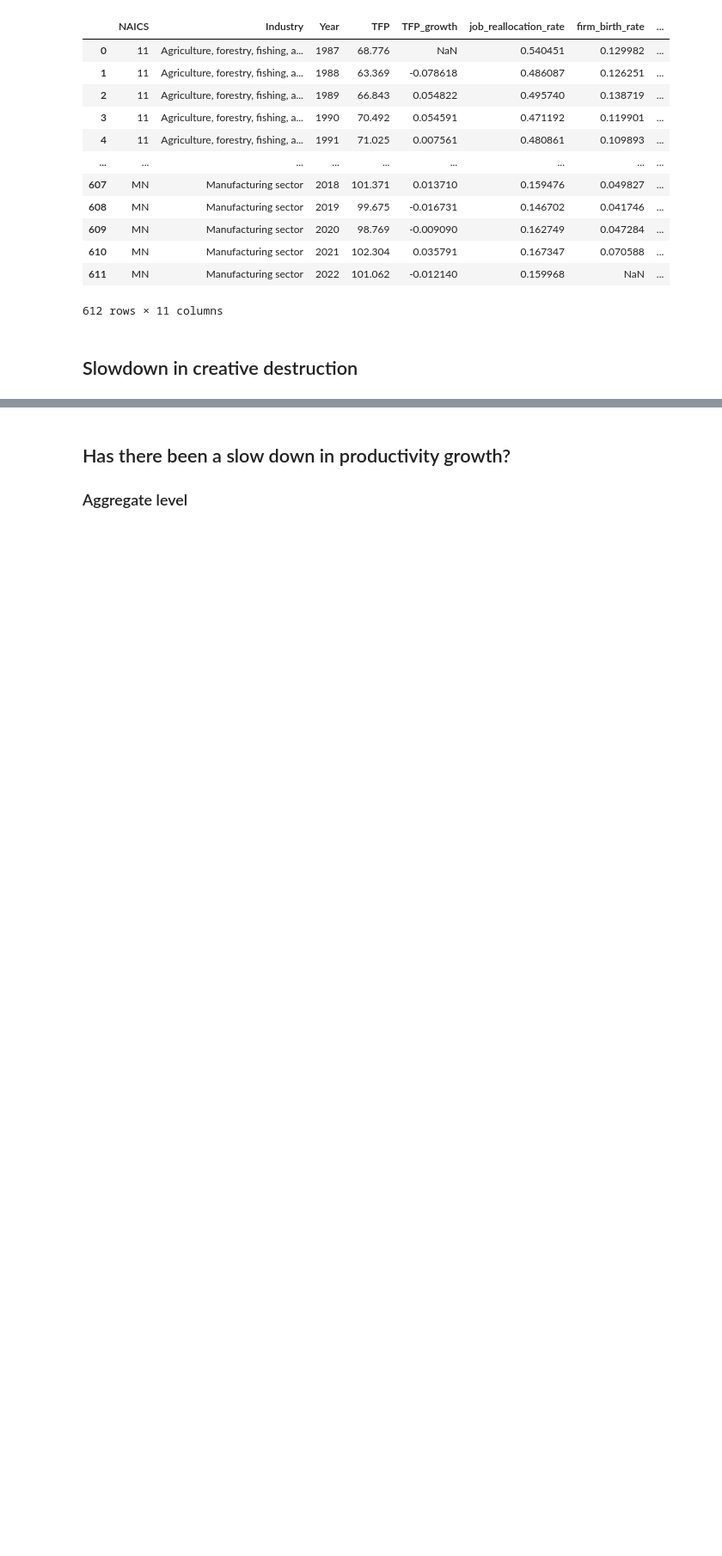
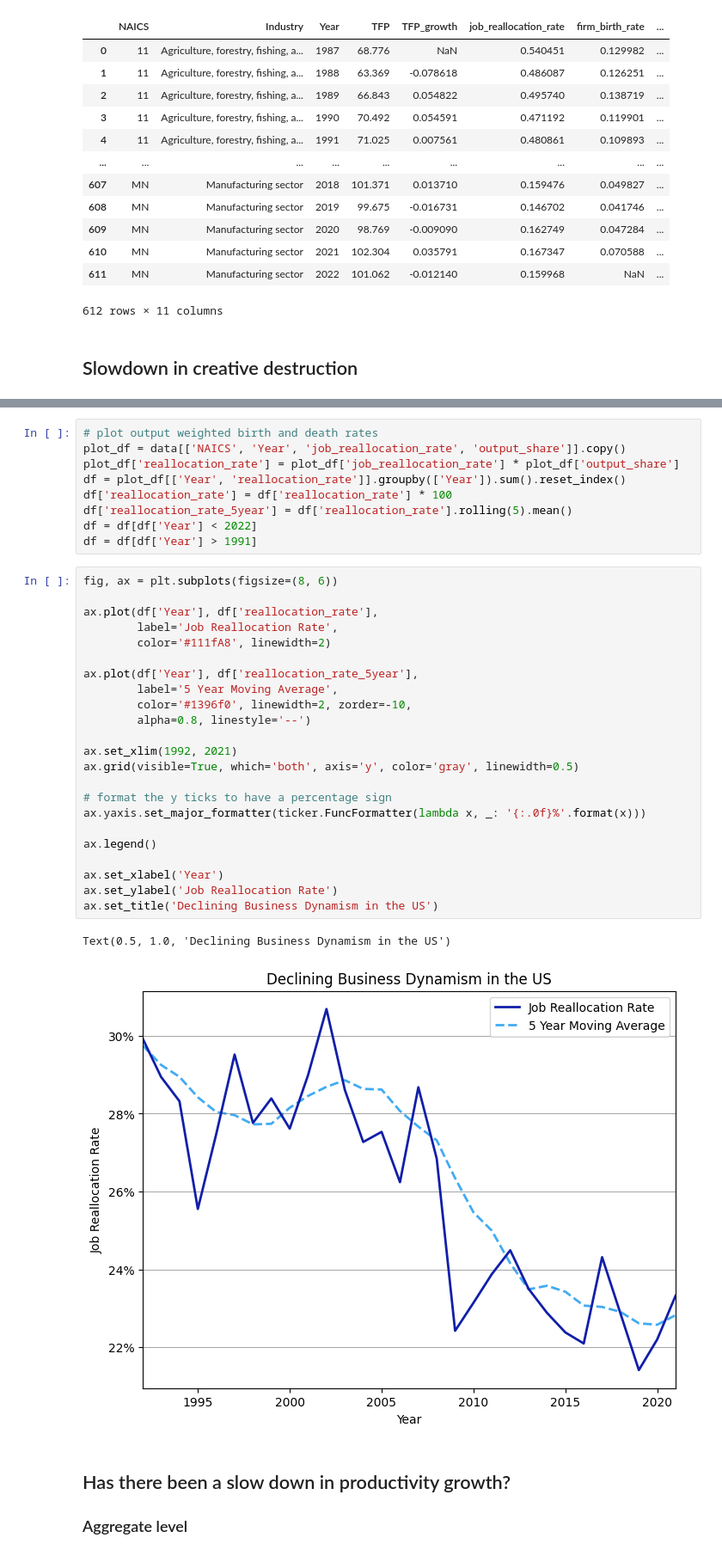
Before and after one commit to ollie-gregory/dynamism_and_productivity_growth, a Jupyter notebook: notebooks/analysis.ipynb, the cells around one changed output, grey strips where cells are left out. Shown at 86% size. Cells and saved outputs as stored; diff of their text form; blank space fills up the shorter version.

```diff
--- a/notebooks/analysis.ipynb
+++ b/notebooks/analysis.ipynb
@@ -39,3 +60,38 @@ data
+# %%
+# plot output weighted birth and death rates
+plot_df = data[['NAICS', 'Year', 'job_reallocation_rate', 'output_share']].copy()
+plot_df['reallocation_rate'] = plot_df['job_reallocation_rate'] * plot_df['output_share']
+df = plot_df[['Year', 'reallocation_rate']].groupby(['Year']).sum().reset_index()
+df['reallocation_rate'] = df['reallocation_rate'] * 100
+df['reallocation_rate_5year'] = df['reallocation_rate'].rolling(5).mean()
+df = df[df['Year'] < 2022]
+df = df[df['Year'] > 1991]
+# %%
+fig, ax = plt.subplots(figsize=(8, 6))
+
+ax.plot(df['Year'], df['reallocation_rate'],
+        label='Job Reallocation Rate',
+        color='#111fA8', linewidth=2)
+
+ax.plot(df['Year'], df['reallocation_rate_5year'],
+        label='5 Year Moving Average',
+        color='#1396f0', linewidth=2, zorder=-10,
+        alpha=0.8, linestyle='--')
+
+ax.set_xlim(1992, 2021)
+ax.grid(visible=True, which='both', axis='y', color='gray', linewidth=0.5)
+
+# format the y ticks to have a percentage sign
+ax.yaxis.set_major_formatter(ticker.FuncFormatter(lambda x, _: '{:.0f}%'.format(x)))
+
+ax.legend()
+
+ax.set_xlabel('Year')
+ax.set_ylabel('Job Reallocation Rate')
+ax.set_title('Declining Business Dynamism in the US')
+# %% [output]
+Text(0.5, 1.0, 'Declining Business Dynamism in the US')
+[figure, added]
 # %% [markdown]
 ## Has there been a slow down in productivity growth?
 
```
Also changed, not shown: parts of 15 cells of this notebook, 28 other files.
